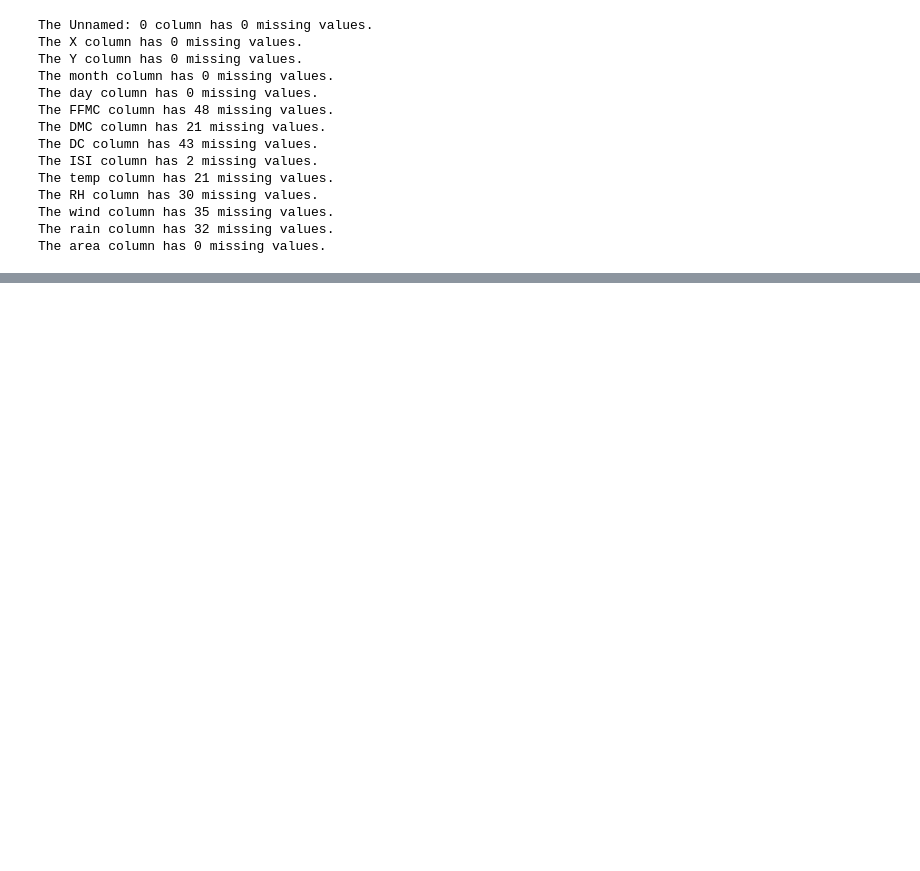
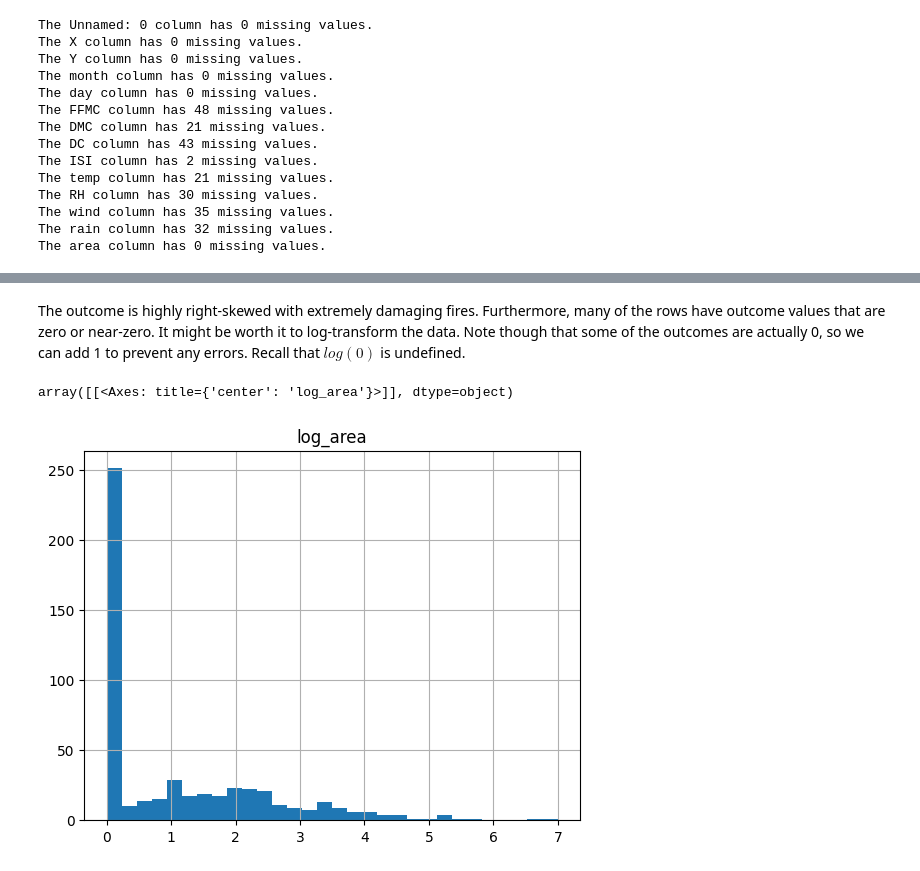
Before and after one commit to Clarkszw/clarkszw.github.io, a Jupyter notebook: Python/Forest_Fires/Forest_Fires.ipynb, the cells around one changed output, grey strips where cells are left out. Saved outputs shown, nothing was run; the diff lists cells and outputs as text; code cells hidden in the pictures; blank space fills up the shorter version.

```diff
--- a/Python/Forest_Fires/Forest_Fires.ipynb
+++ b/Python/Forest_Fires/Forest_Fires.ipynb
@@ -31,0 +73,9 @@ The area column has 0 missing values.
+# %% [markdown]
+The outcome is highly right-skewed with extremely damaging fires. Furthermore, many of the rows have outcome values that are zero or near-zero. It might be worth it to log-transform the data. Note though that some of the outcomes are actually 0, so we can add 1 to prevent any errors. Recall that $log(0)$ is undefined.
+# %%
+fires["log_area"] = np.log(fires["area"] + 1)
+
+fires.hist("log_area", bins=30)
+# %% [output]
+array([[<Axes: title={'center': 'log_area'}>]], dtype=object)
+[figure, added]
```
Also changed, not shown: parts of 27 cells of this notebook, 2 other files.
